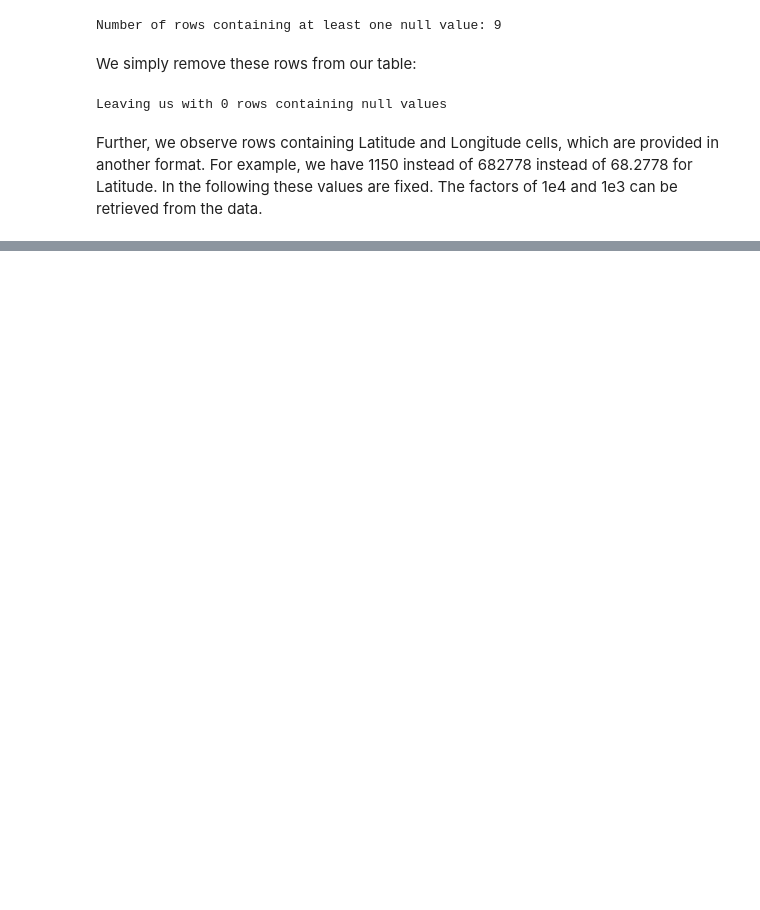
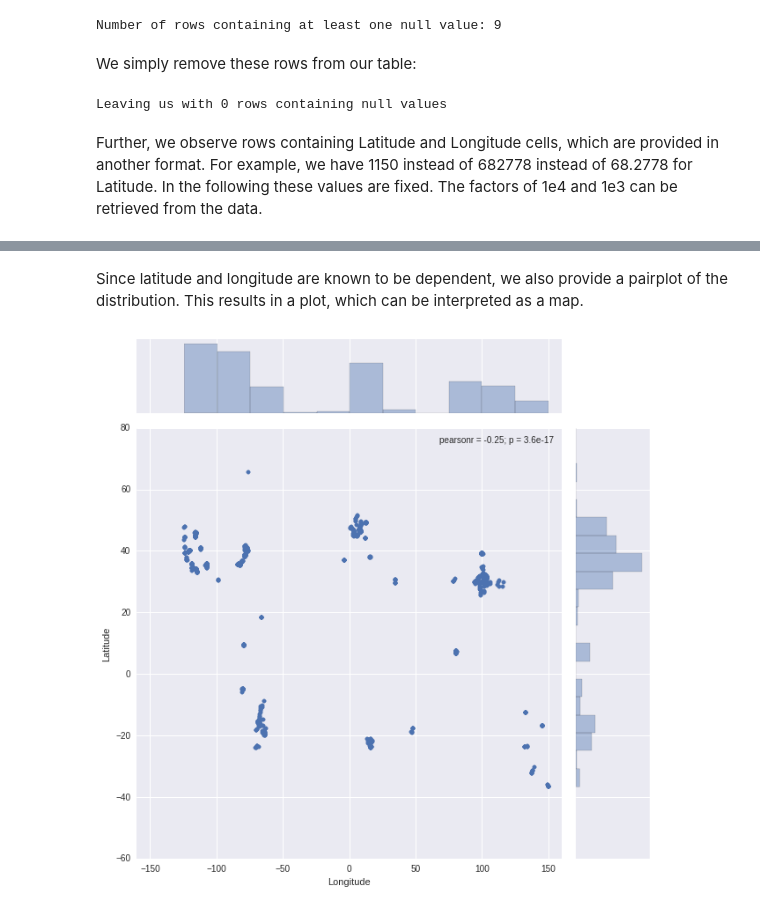
Before and after one commit to WGierke/erosion_data_analytics, a Jupyter notebook: Statistics.ipynb, the cells around one changed output, grey strips where cells are left out. Saved outputs shown, nothing was run; the diff lists cells and outputs as text; code cells hidden in the pictures; blank space fills up the shorter version.

```diff
--- a/Statistics.ipynb
+++ b/Statistics.ipynb
@@ -71,0 +99,7 @@ sns.distplot(df.Latitude)
+# %% [markdown]
+Since latitude and longitude are known to be dependent, we also provide a pairplot of the distribution. This results in a plot, which can be interpreted as a map.
+# %%
+sns.jointplot(y='Latitude', x='Longitude', data=df, xlim=(-160, 160), ylim=(-60, 80), size=9)
+plt.show()
+# %% [output]
+[figure, added]
```
Also changed, not shown: parts of 26 cells of this notebook, 1 other file.
